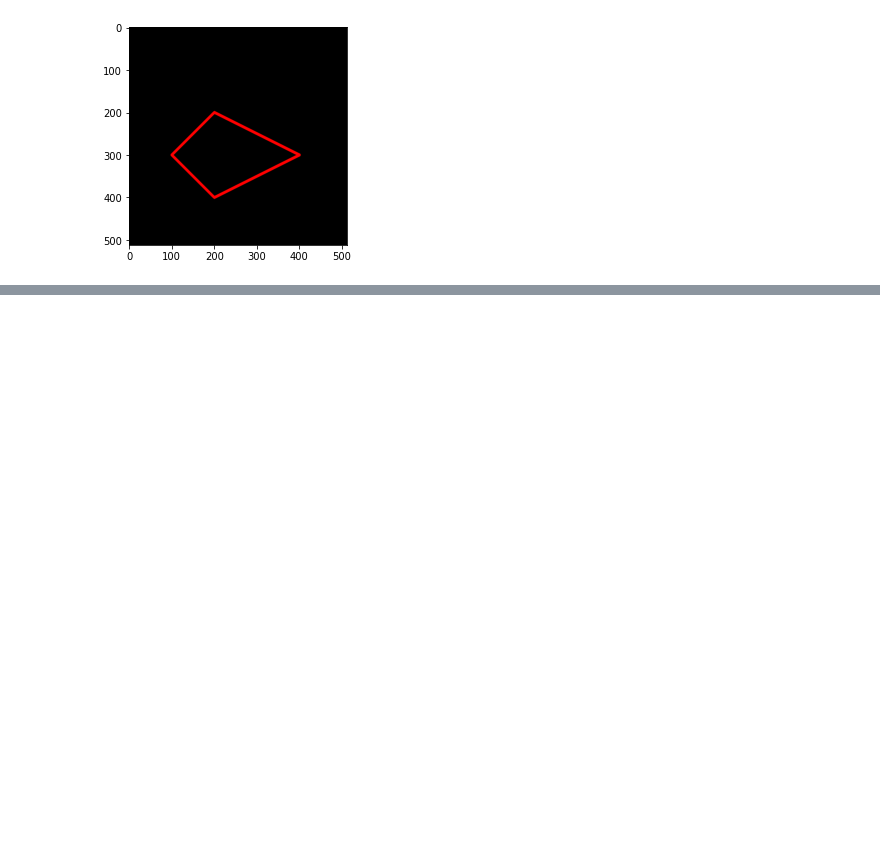
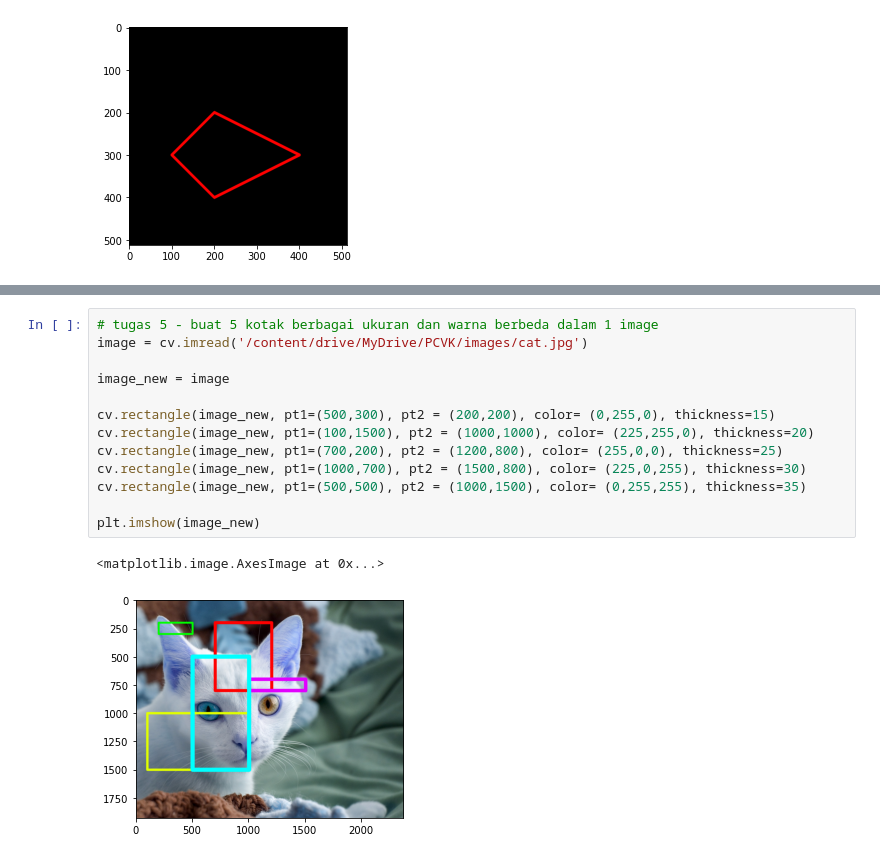
Before and after one commit to setyawan1234/PCVK_GENAP_2023, a Jupyter notebook: week2.ipynb, the cells around one changed output, grey strips where cells are left out. Drawn from its saved outputs; the diff is of its cells as text; blank space fills up the shorter version.

```diff
--- a/week2.ipynb
+++ b/week2.ipynb
@@ -126,0 +167,16 @@ plt.imshow(black_img2)
+# %%
+# tugas 5 - buat 5 kotak berbagai ukuran dan warna berbeda dalam 1 image
+image = cv.imread('/content/drive/MyDrive/PCVK/images/cat.jpg')
+
+image_new = image
+
+cv.rectangle(image_new, pt1=(500,300), pt2 = (200,200), color= (0,255,0), thickness=15)
+cv.rectangle(image_new, pt1=(100,1500), pt2 = (1000,1000), color= (225,255,0), thickness=20)
+cv.rectangle(image_new, pt1=(700,200), pt2 = (1200,800), color= (255,0,0), thickness=25)
+cv.rectangle(image_new, pt1=(1000,700), pt2 = (1500,800), color= (225,0,255), thickness=30)
+cv.rectangle(image_new, pt1=(500,500), pt2 = (1000,1500), color= (0,255,255), thickness=35)
+
+plt.imshow(image_new)
+# %% [output]
+<matplotlib.image.AxesImage at 0x...>
+[figure, added]
```
Also changed, not shown: parts of 9 cells of this notebook.
